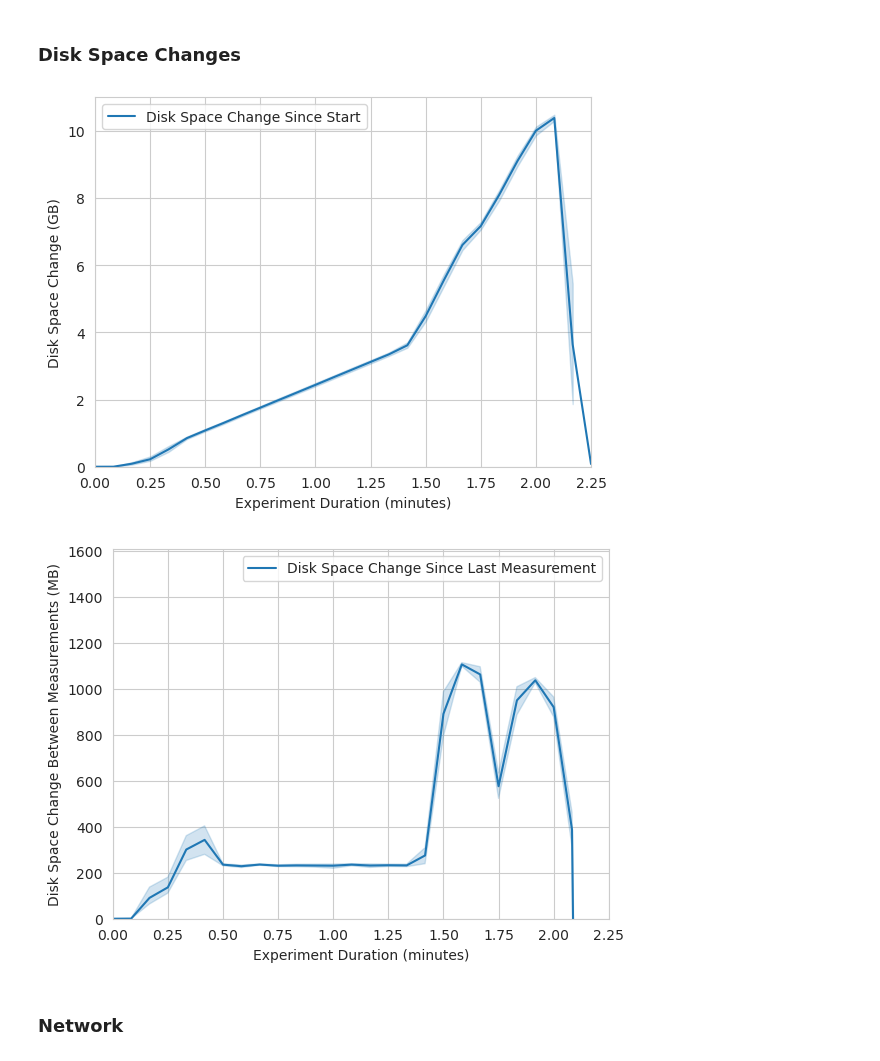
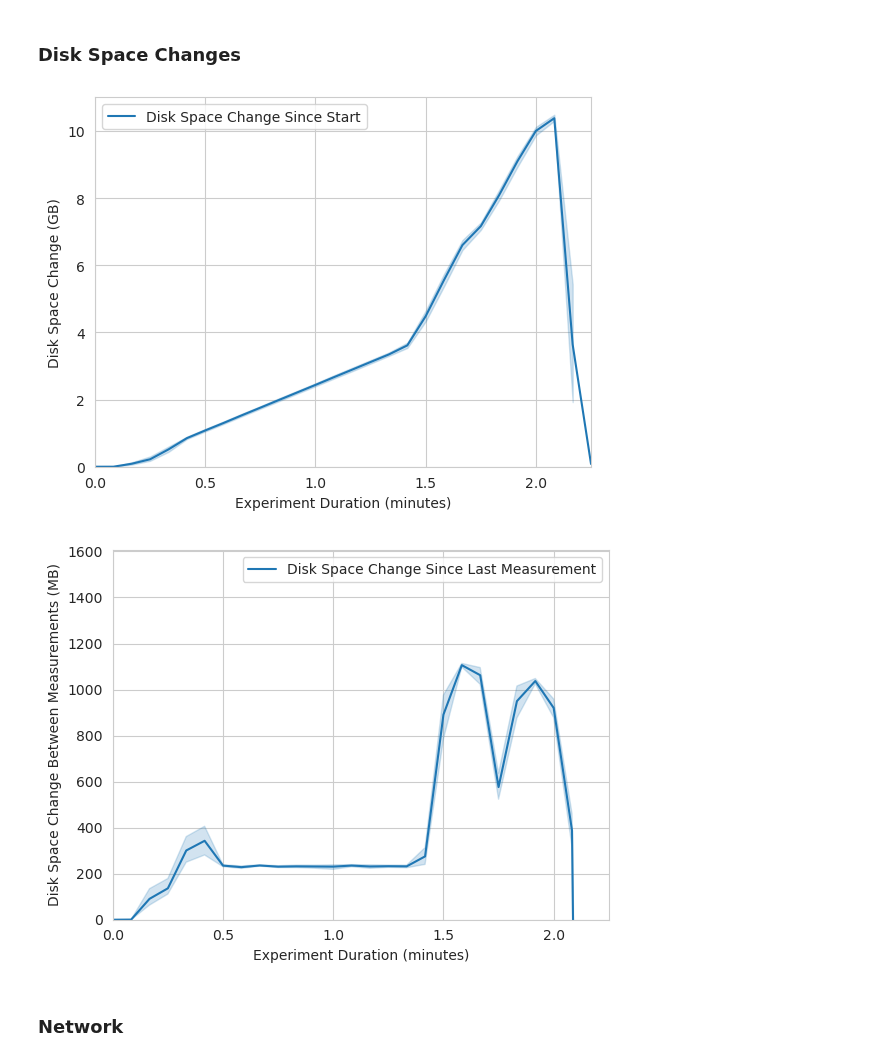
Before and after one commit to oakestra/oakestra-cli, a Jupyter notebook: oak_cli/evaluation/localhost_resources/graphs.ipynb, the cells around one changed output. Saved outputs shown, nothing was run; the diff lists cells and outputs as text; code cells hidden in the pictures.

```diff
--- a/oak_cli/evaluation/localhost_resources/graphs.ipynb
+++ b/oak_cli/evaluation/localhost_resources/graphs.ipynb
@@ -108,42 +59,42 @@ plt.show()
 # %% [markdown]
 ### Disk Space Changes
 # %%
+fig, ax = plt.subplots()
+
 disk_space_key = ExperimentCSVKeys.DISK_SPACE_CHANGE_SINCE_START.value
-
-if USE_ROLLING_WINDOW:
-    apply_rolling_window(df=df, keys=[disk_space_key])
 
 # Note: Change MB to GB
 df[[disk_space_key]] = df[[disk_space_key]] / 1024
+
 sns.lineplot(data=df[[disk_space_key]])
+
 plt.xlabel(get_experiment_duration_label())
 plt.ylabel("Disk Space Change (GB)")
-
-# Constrain axes e.g. start at 0
 plt.xlim([0, max(df.index)])
 plt.ylim(0)
+adjust_xticks(ax)
 
 plt.show()
 # %% [output]
-[figure, old version]
+[figure, new version]
 # %%
+fig, ax = plt.subplots()
+
 disk_space_key = ExperimentCSVKeys.DISK_SPACE_CHANGE_SINCE_LAST_MEASUREMENT.value
-
-if USE_ROLLING_WINDOW:
-    apply_rolling_window(df=df, keys=[disk_space_key])
 
 # Note: Change MB to GB
 df[[disk_space_key]] = df[[disk_space_key]]
+
 sns.lineplot(data=df[[disk_space_key]])
+
 plt.xlabel(get_experiment_duration_label())
 plt.ylabel("Disk Space Change Between Measurements (MB)")
-
-# Constrain axes e.g. start at 0
 plt.xlim([0, max(df.index)])
 plt.ylim(0)
+adjust_xticks(ax)
 
 plt.show()
 # %% [output]
-[figure, old version]
+[figure, new version]
 # %% [markdown]
 ### Network
```
Also changed, not shown: parts of 9 cells of this notebook, 3 other files.
